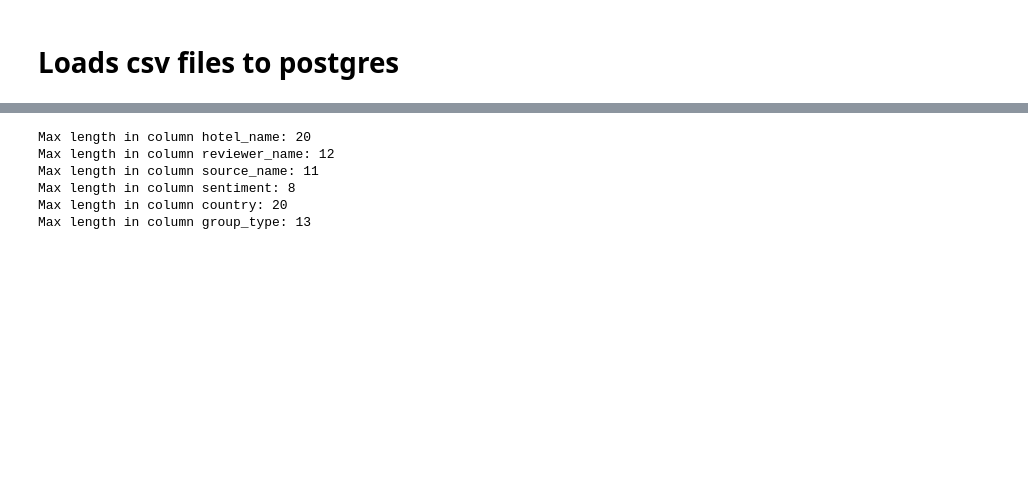
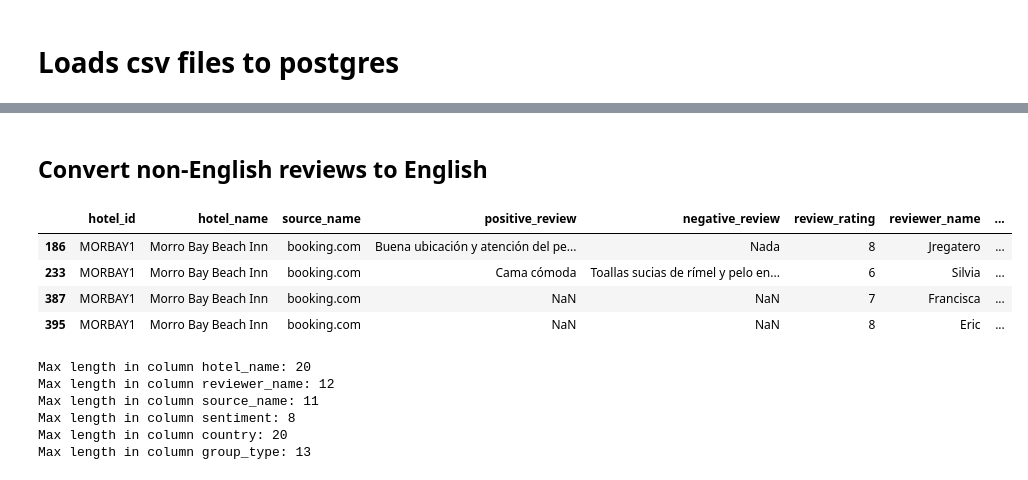
Before and after one commit to Gareth1995/review-webscraper, a Jupyter notebook: csv_to_postgres.ipynb, the cells around one changed output, grey strips where cells are left out. Drawn from its saved outputs; the diff is of its cells as text; code cells hidden in the pictures; blank space fills up the shorter version.

Commit message:
using gpt-3.5 to translate non-english text

```diff
--- a/csv_to_postgres.ipynb
+++ b/csv_to_postgres.ipynb
@@ -44,3 +66,51 @@ df.head()
+# %% [markdown]
+## Convert non-English reviews to English
+# %%
+# Function to detect if a text is non-English
+def is_non_english(text):
+    try:
+        return langdetect.detect(text) != "en"
+    except:
+        return False  # Default to English if detection fails
+
+# Function to translate text using GPT-3.5
+def translate_text(text):
+    try:
+        response = client.chat.completions.create(
+            model="gpt-3.5-turbo",
+            messages=[
+                {"role": "system", "content": "You are a helpful AI that translates text to English."},
+                {"role": "user", "content": f"Translate the following text to English:\n\n{text}"}
+            ],
+            temperature=0.3,
+            max_tokens=100,
+        )
+        # return response["choices"][0]["message"]["content"].strip()
+        translation = response.choices[0].message.content.strip()
+        # print('Translation: ', translation)
+        return translation
+    except Exception as e:
+        print(f"Translation error: {e}")
+        return text  # Return original text in case of an error
+
+# Apply translation only to non-English reviews
+tqdm.pandas()  # Enable progress bar
+
+df["review_text"] = df["review_text"].progress_apply(
+    lambda x: translate_text(x) if is_non_english(x) else x
+)
+
+# df["negative_review"] = df["negative_review"].progress_apply(
+#     lambda x: translate_text(x) if is_non_english(x) else x
+# )
+# %%
+df[df['country'] == 'Spain']
+# %% [output]
+|  | hotel_id | hotel_name | source_name | positive_review | negative_review | review_rating | reviewer_name | ... |
+| 186 | MORBAY1 | Morro Bay Beach Inn | booking.com | Buena ubicación y atención del pe... | Nada | 8 | Jregatero | ... |
+| 233 | MORBAY1 | Morro Bay Beach Inn | booking.com | Cama cómoda | Toallas sucias de rímel y pelo en... | 6 | Silvia | ... |
+| 387 | MORBAY1 | Morro Bay Beach Inn | booking.com | NaN | NaN | 7 | Francisca | ... |
+| 395 | MORBAY1 | Morro Bay Beach Inn | booking.com | NaN | NaN | 8 | Eric | ... |
 # %%
 for col in ["hotel_name", "reviewer_name", "source_name", "sentiment", "country", "group_type"]:
     max_len = df[col].astype(str).apply(len).max()
```
Also changed, not shown: parts of 6 cells of this notebook.
